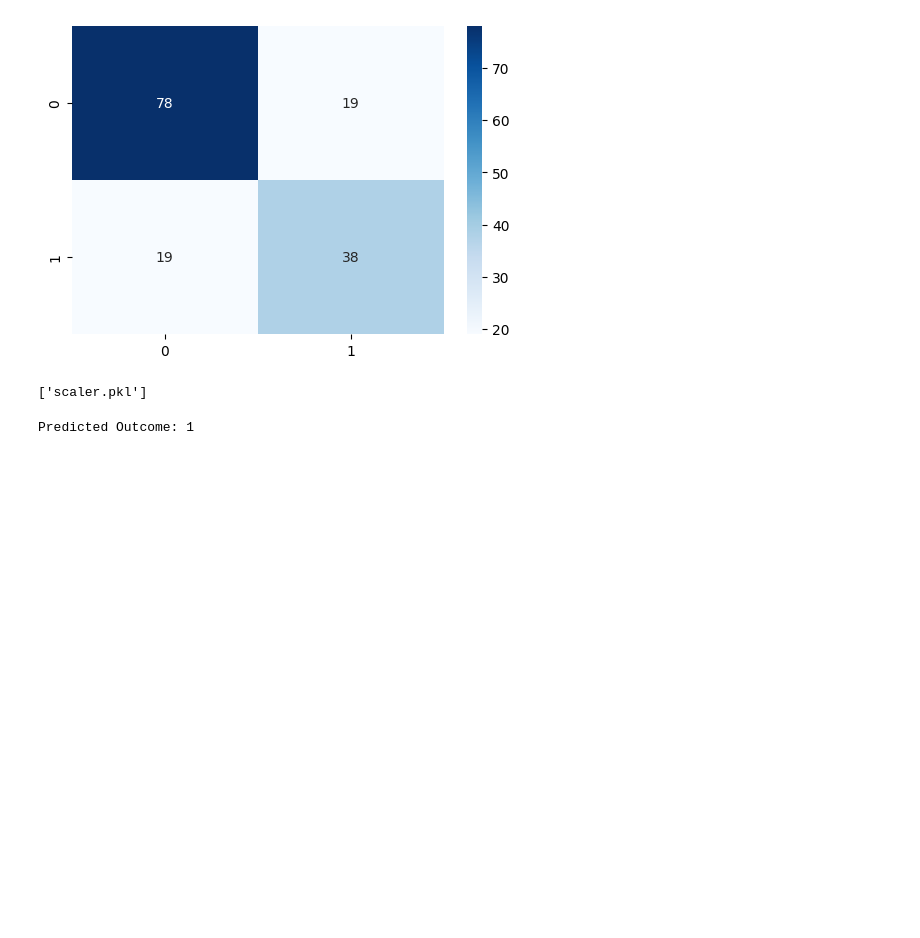
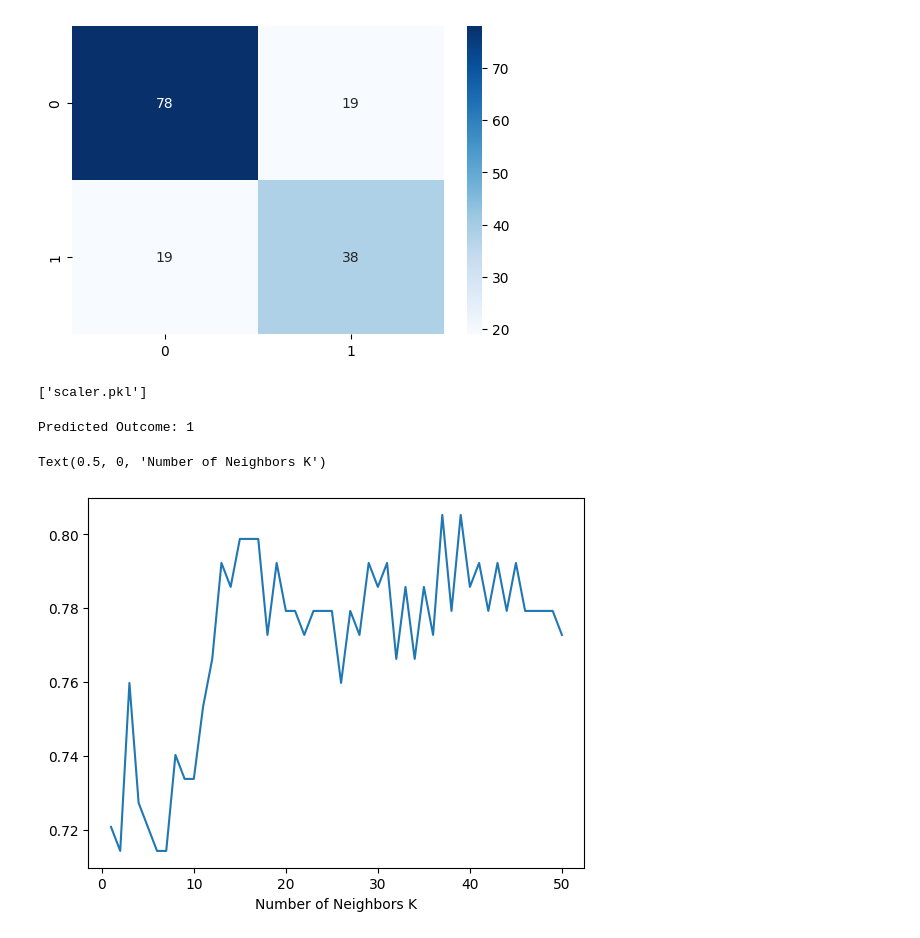
Before and after one commit to farahbakhsh3/ML_1404_1, a Jupyter notebook: main.ipynb, the cells around one changed output. Saved outputs shown, nothing was run; the diff lists cells and outputs as text; code cells hidden in the pictures; blank space fills up the shorter version.

```diff
--- a/main.ipynb
+++ b/main.ipynb
@@ -141,0 +144,15 @@ Predicted Outcome: 1
+# %%
+acc = []
+for k in range(50):
+    knn = KNeighborsClassifier(n_neighbors=k+1)
+    knn.fit(x_train, y_train)
+    y_pred_knn = knn.predict(x_test)
+    knn_accuracy = accuracy_score(y_test, y_pred_knn)
+    acc.append(knn_accuracy)
+    # print(f'KNN Testing Accuracy k={k+1}: {knn_accuracy}')
+
+plt.plot(range(1,51), acc)
+plt.xlabel('Number of Neighbors K')
+# %% [output]
+Text(0.5, 0, 'Number of Neighbors K')
+[figure, added]
```
Also changed, not shown: parts of 1 cell of this notebook.
